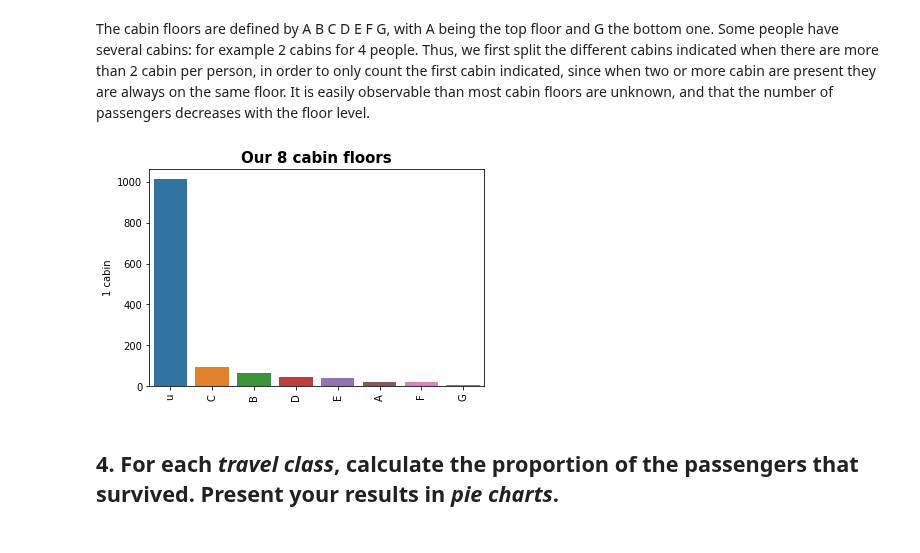
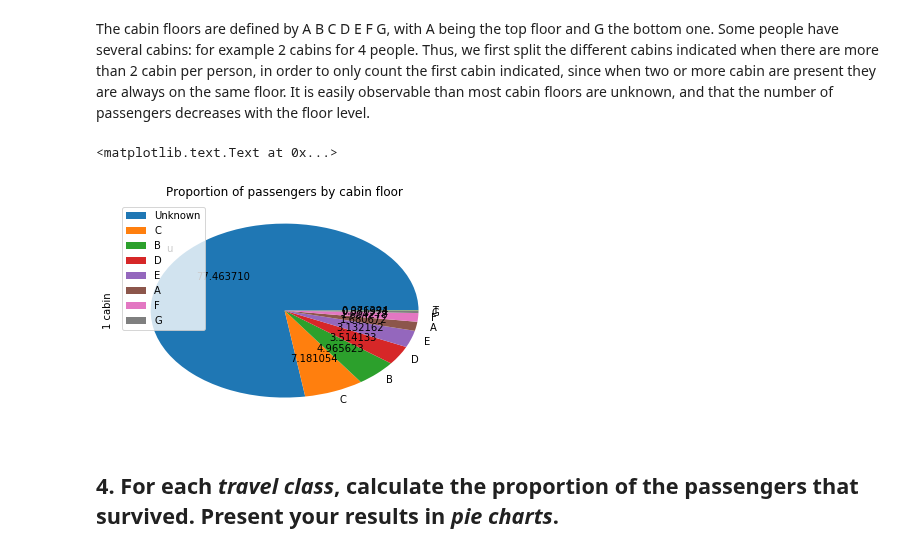
Before and after one commit to mosimann/ADA, a Jupyter notebook: Homework 1.ipynb, the cells around one changed output. Drawn from its saved outputs; the diff is of its cells as text; code cells hidden in the pictures.

```diff
--- a/Homework 1.ipynb
+++ b/Homework 1.ipynb
@@ -453,16 +453,23 @@ The cabin floors are defined by A B C D E F G, with A being the top floor and G
 # %%
 # Split when there are more than one cabin per person
 split_cab = df.cabin.str.split(" ", expand = True)
 split_cab.columns = ['1 cabin','2 cabins','3 cabins','4 cabins']
 
 split_cab['1 cabin'] = split_cab['1 cabin'].str[0]
 split_cab['2 cabins'] = split_cab['2 cabins'].str[0]
 split_cab['3 cabins'] = split_cab['3 cabins'].str[0]
 split_cab['4 cabins'] = split_cab['4 cabins'].str[0]
 
-nice_bar_plot('cabin floors', split_cab['1 cabin'].value_counts(), 8)
+# Histogram
+#nice_bar_plot('cabin floors', split_cab['1 cabin'].value_counts(), 8)
+
+# Pie chart
+legend = ['Unknown','C','B','D','E','A','F','G']
+split_cab['1 cabin'].value_counts().plot.pie(autopct="%2f").legend(labels=legend, loc="best")
+plt.title('Proportion of passengers by cabin floor')
 # %% [output]
+<matplotlib.text.Text at 0x...>
-[figure, old version]
+[figure, new version]
 # %% [markdown]
 ## 4. For each _travel class_, calculate the proportion of the passengers that survived. Present your results in _pie charts_.
 # %% [markdown]
```
Also changed, not shown: parts of 1 cell of this notebook.
